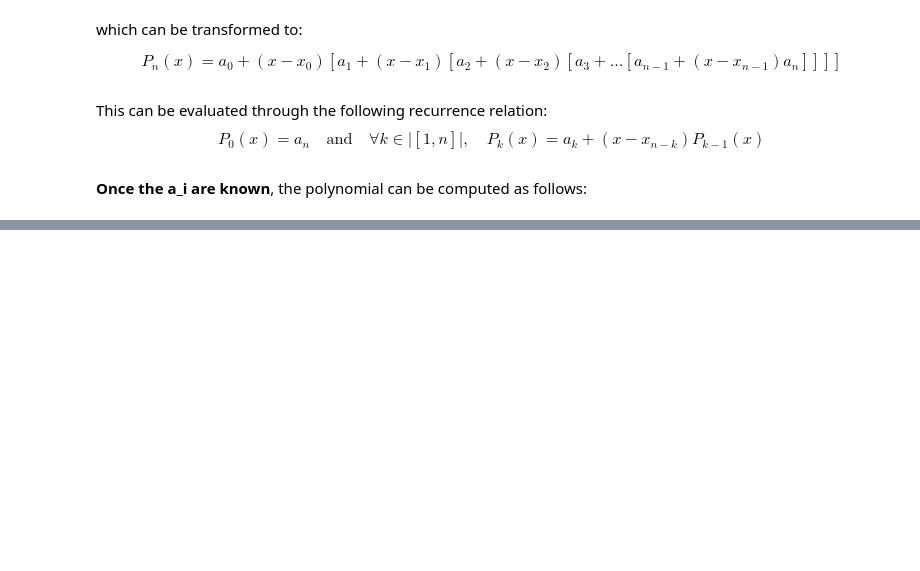
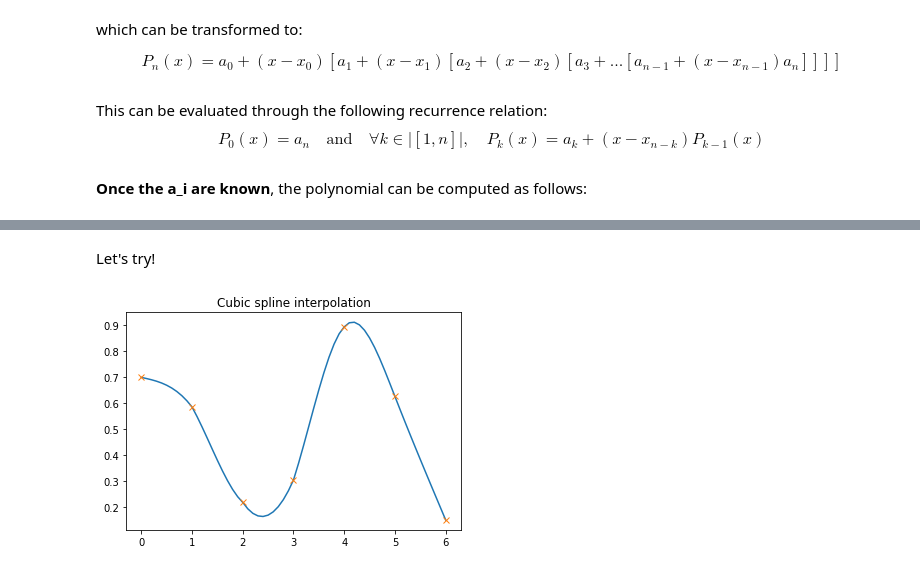
Before and after one commit to tgteacher/numerical-methods, a Jupyter notebook: notebooks/Chapter3.ipynb, the cells around one changed output, grey strips where cells are left out. Cells and saved outputs as stored; diff of their text form; code cells hidden in the pictures; blank space fills up the shorter version.

Commit message:
More on Chapter3

```diff
--- a/notebooks/Chapter3.ipynb
+++ b/notebooks/Chapter3.ipynb
@@ -293,0 +517,27 @@ $$
+# %%
+# From Chapter 2:
+# Tridiagonal system solver
+
+def tridiag_decomp(c, d, e):
+    assert(len(c) == len(d) == len(e))
+    n = len(c)
+    for k in range(1, n):
+        lambd = c[k-1]/d[k-1]
+        d[k] -= lambd*e[k-1]
+        c[k-1] = lambd
+
+from numpy import zeros
+def tridiag_solve(c, d, e, b): # watch out, input has to be in LU form!
+    assert(len(c) == len(d) == len(e) == len(b))
+    n = len(c)
+    # forward substitution
+    for i in range(1, n):
+        b[i] = b[i]-c[i-1]*b[i-1] # Here we use b to store y
+    # back substitution
+    b[n-1] = b[n-1]/d[n-1] # Here we use b to store x
+    for i in range (n-2, -1, -1):
+        b[i] = (b[i]-e[i]*b[i+1])/d[i]
+
+def tridiag_solver(c, d, e, b): # complete solver for tridiagonal systems
+    tridiag_decomp(c, d, e)
+    tridiag_solve(c, d, e, b)
@@ -293,0 +610,19 @@ $$
+# %% [markdown]
+Let's try!
+# %%
+# Generate n random ponts
+n = 7
+x, y = get_random_points(n)
+xfine = arange(0, n-1+0.1, 0.1)
+
+# Interpolate them with our cubic spline implementation
+z = curvatures(x, y)
+xfine_eval = eval_natural_cubic_spline_array(x, y, z, xfine)
+
+# Plot
+import matplotlib.pyplot as plt
+plt.plot(xfine, xfine_eval, "-", x, y, "x")
+plt.title("Cubic spline interpolation")
+plt.show()
+# %% [output]
+[figure, added]
```
Also changed, not shown: parts of 47 cells of this notebook.
